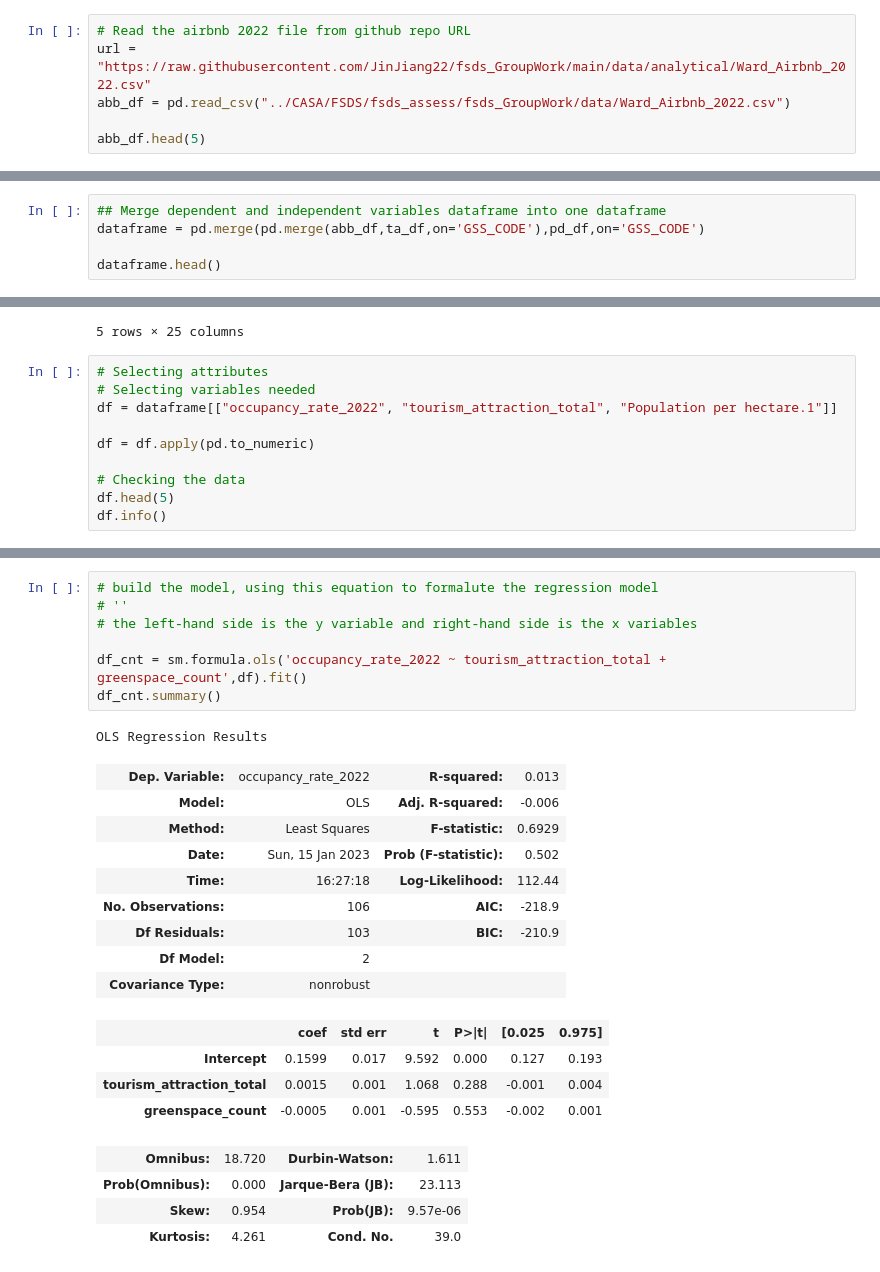
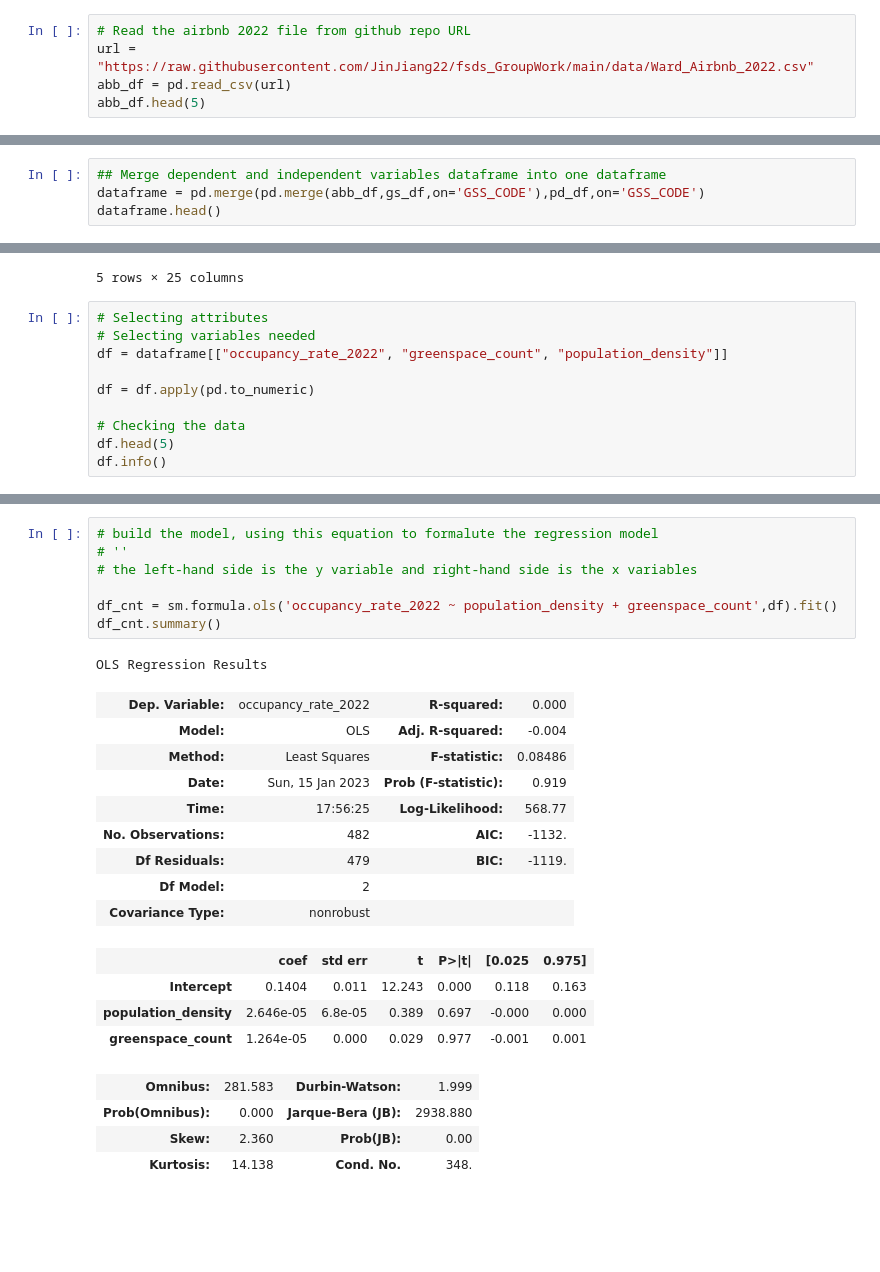
Before and after one commit to JinJiang22/fsds_GroupWork, a Jupyter notebook: independent_var.ipynb, the cells around one changed output, grey strips where cells are left out. Saved outputs shown, nothing was run; the diff lists cells and outputs as text; blank space fills up the shorter version.

```diff
--- a/independent_var.ipynb
+++ b/independent_var.ipynb
@@ -960,8 +1018,7 @@ print(statsmodels.__version__)
 0.13.2
 # %%
 # Read the airbnb 2022 file from github repo URL
-url = "https://raw.githubusercontent.com/JinJiang22/fsds_GroupWork/main/data/analytical/Ward_Airbnb_2022.csv"
-abb_df = pd.read_csv("../CASA/FSDS/fsds_assess/fsds_GroupWork/data/Ward_Airbnb_2022.csv")
-
+url = "https://raw.githubusercontent.com/JinJiang22/fsds_GroupWork/main/data/Ward_Airbnb_2022.csv"
+abb_df = pd.read_csv(url)
 abb_df.head(5)
 # %% [output]
@@ -969,7 +1031,6 @@ FileNotFoundError: [Errno 2] No such file or directory: '../CASA/FSDS/fsds_asses
 # %%
 ## Merge dependent and independent variables dataframe into one dataframe
-dataframe = pd.merge(pd.merge(abb_df,ta_df,on='GSS_CODE'),pd_df,on='GSS_CODE')
-
+dataframe = pd.merge(pd.merge(abb_df,gs_df,on='GSS_CODE'),pd_df,on='GSS_CODE')
 dataframe.head()
 # %% [output]
 |  | NAME_x | GSS_CODE | DISTRICT_x | LAGSSCODE_x | HECTARES_x | NONLD_AREA_x | geometry_x | occupancy_rate_2022 | ... |
@@ -982,7 +1043,7 @@ dataframe.head()
 # %%
 # Selecting attributes
 # Selecting variables needed
-df = dataframe[["occupancy_rate_2022", "tourism_attraction_total", "Population per hectare.1"]]
+df = dataframe[["occupancy_rate_2022", "greenspace_count", "population_density"]]
 
 df = df.apply(pd.to_numeric)
 
@@ -1050,28 +1111,28 @@ Text(0.5, 1.0, 'Correlation Matrix')
 # %%
 # build the model, using this equation to formalute the regression model
 # ''
 # the left-hand side is the y variable and right-hand side is the x variables
 
-df_cnt = sm.formula.ols('occupancy_rate_2022 ~ tourism_attraction_total + greenspace_count',df).fit()
+df_cnt = sm.formula.ols('occupancy_rate_2022 ~ population_density + greenspace_count',df).fit()
 df_cnt.summary()
 # %% [output]
 OLS Regression Results
-| Dep. Variable: | occupancy_rate_2022 | R-squared: | 0.013 |
-| Model: | OLS | Adj. R-squared: | -0.006 |
-| Method: | Least Squares | F-statistic: | 0.6929 |
-| Date: | Sun, 15 Jan 2023 | Prob (F-statistic): | 0.502 |
-| Time: | 16:27:18 | Log-Likelihood: | 112.44 |
-| No. Observations: | 106 | AIC: | -218.9 |
-| Df Residuals: | 103 | BIC: | -210.9 |
+| Dep. Variable: | occupancy_rate_2022 | R-squared: | 0.000 |
+| Model: | OLS | Adj. R-squared: | -0.004 |
+| Method: | Least Squares | F-statistic: | 0.08486 |
+| Date: | Sun, 15 Jan 2023 | Prob (F-statistic): | 0.919 |
+| Time: | 17:56:25 | Log-Likelihood: | 568.77 |
+| No. Observations: | 482 | AIC: | -1132. |
+| Df Residuals: | 479 | BIC: | -1119. |
 | Df Model: | 2 |  |  |
 | Covariance Type: | nonrobust |  |  |
 |  | coef | std err | t | P>|t| | [0.025 | 0.975] |
-| Intercept | 0.1599 | 0.017 | 9.592 | 0.000 | 0.127 | 0.193 |
-| tourism_attraction_total | 0.0015 | 0.001 | 1.068 | 0.288 | -0.001 | 0.004 |
-| greenspace_count | -0.0005 | 0.001 | -0.595 | 0.553 | -0.002 | 0.001 |
+| Intercept | 0.1404 | 0.011 | 12.243 | 0.000 | 0.118 | 0.163 |
+| population_density | 2.646e-05 | 6.8e-05 | 0.389 | 0.697 | -0.000 | 0.000 |
+| greenspace_count | 1.264e-05 | 0.000 | 0.029 | 0.977 | -0.001 | 0.001 |
-| Omnibus: | 18.720 | Durbin-Watson: | 1.611 |
-| Prob(Omnibus): | 0.000 | Jarque-Bera (JB): | 23.113 |
-| Skew: | 0.954 | Prob(JB): | 9.57e-06 |
-| Kurtosis: | 4.261 | Cond. No. | 39.0 |
+| Omnibus: | 281.583 | Durbin-Watson: | 1.999 |
+| Prob(Omnibus): | 0.000 | Jarque-Bera (JB): | 2938.880 |
+| Skew: | 2.360 | Prob(JB): | 0.00 |
+| Kurtosis: | 14.138 | Cond. No. | 348. |
 Notes:
 [1] Standard Errors assume that the covariance matrix of the errors is correctly specified.
```
Also changed, not shown: parts of 20 cells of this notebook, 9 other files.
